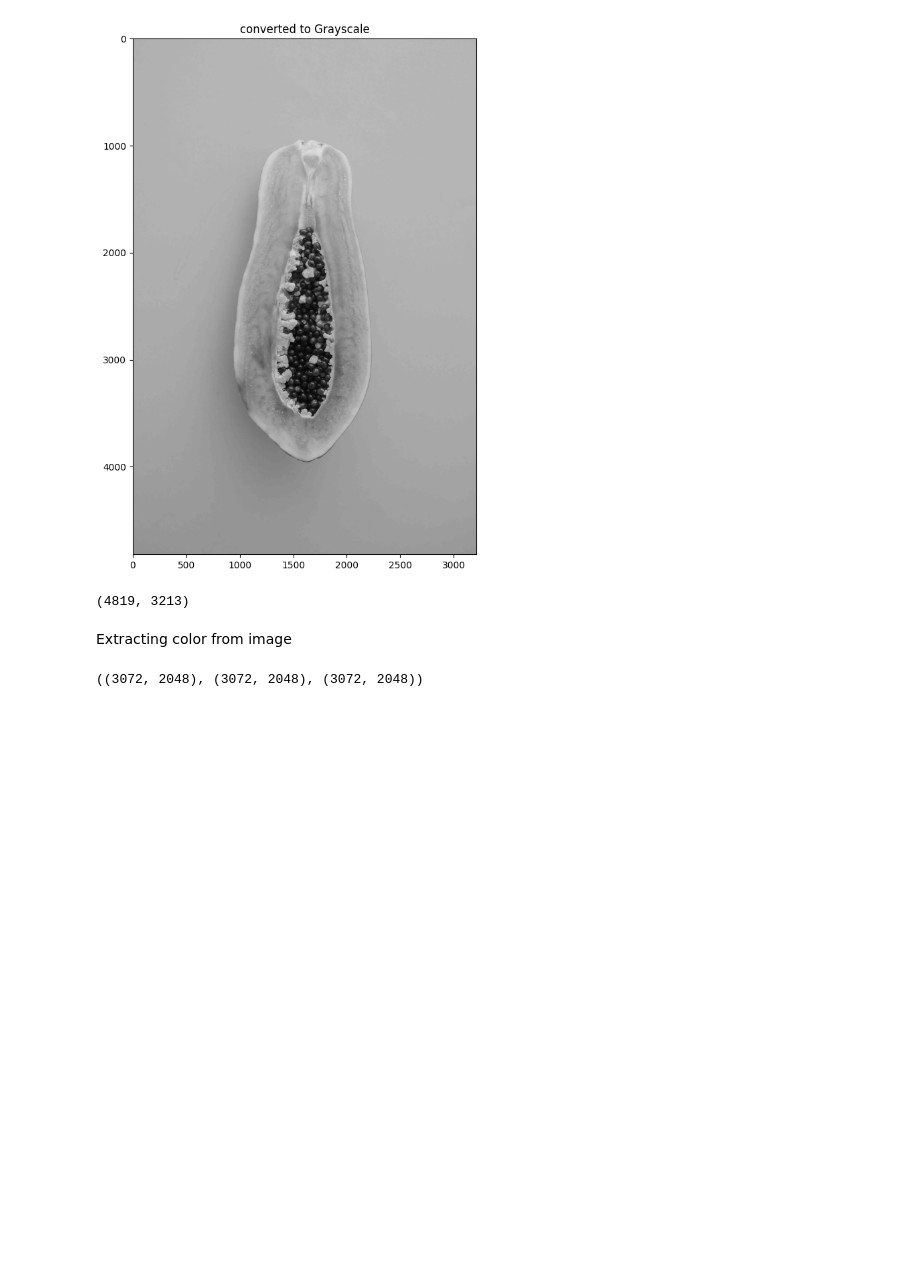
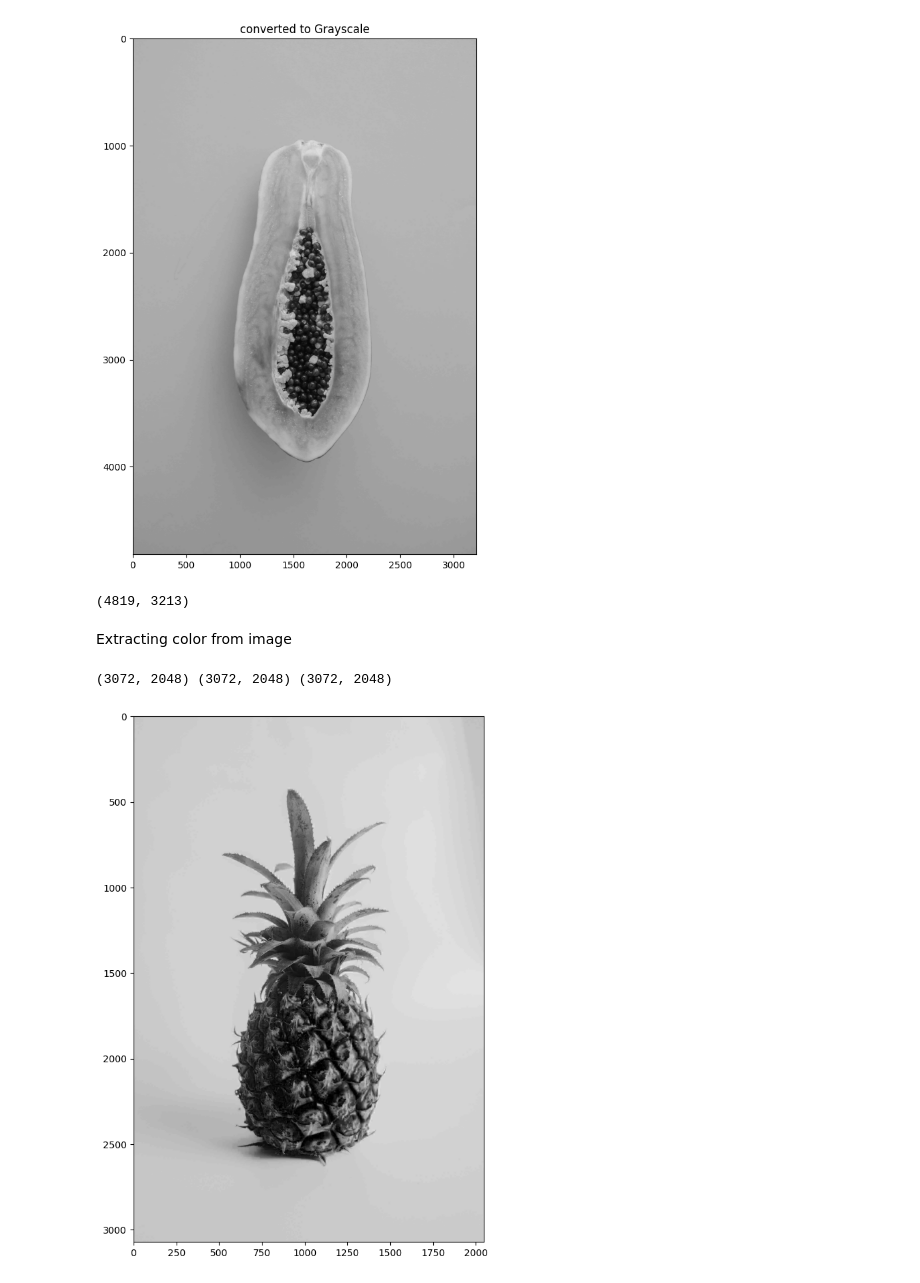
Before and after one commit to NchourupouoM/Computer_vision, a Jupyter notebook: day_1_opencv.ipynb, the cells around one changed output. Cells and saved outputs as stored; diff of their text form; code cells hidden in the pictures; blank space fills up the shorter version.

```diff
--- a/day_1_opencv.ipynb
+++ b/day_1_opencv.ipynb
@@ -63,6 +63,11 @@ image = cv2.imread("Photos/pineapple.jpeg")
 
 # Use cv2 to split the color dimension
 B,G,R = cv2.split(image)
-B.shape, G.shape, R.shape
+print(B.shape, G.shape, R.shape)
 # %% [output]
-((3072, 2048), (3072, 2048), (3072, 2048))
+(3072, 2048) (3072, 2048) (3072, 2048)
+# %%
+#show decomposed Green image
+imshow(image=B)
+# %% [output]
+[figure, added]
```
Also changed, not shown: parts of 4 cells of this notebook.
